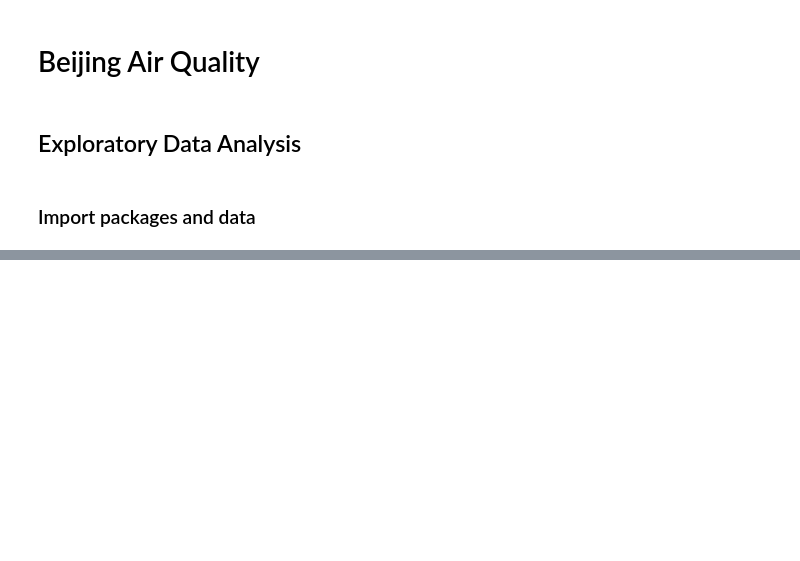
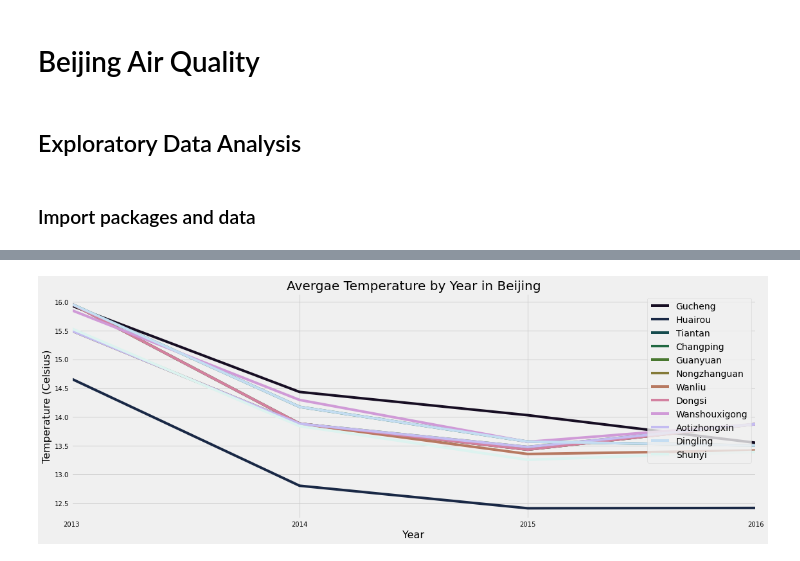
Before and after one commit to dolcikey/TimeSeriesForecasting_BeijingAirQuality, a Jupyter notebook: 02EDA.ipynb, the cells around one changed output, grey strips where cells are left out. Saved outputs shown, nothing was run; the diff lists cells and outputs as text; code cells hidden in the pictures; blank space fills up the shorter version.

```diff
--- a/02EDA.ipynb
+++ b/02EDA.ipynb
@@ -51,0 +59,13 @@ cols_paul = ['TEMP', 'PRES', 'DEWP', 'RAIN','wd', 'WSPM']
+# %%
+fig, ax = plt.subplots(figsize = (17,6))
+for x in df.station.unique():
+    df[df['station'].eq(x)]['TEMP'].resample(rule = 'Y').mean().plot(label = x)
+
+ax.legend(loc = 'best')
+plt.title('Avergae Temperature by Year in Beijing', size = 20)
+plt.xlabel('Year', size = 16)
+plt.ylabel('Temperature (Celsius)', size = 16)
+plt.xticks(size = 10)
+plt.yticks(size = 10);
+# %% [output]
+[figure, added]
```
Also changed, not shown: parts of 13 cells of this notebook, 1 other file.
